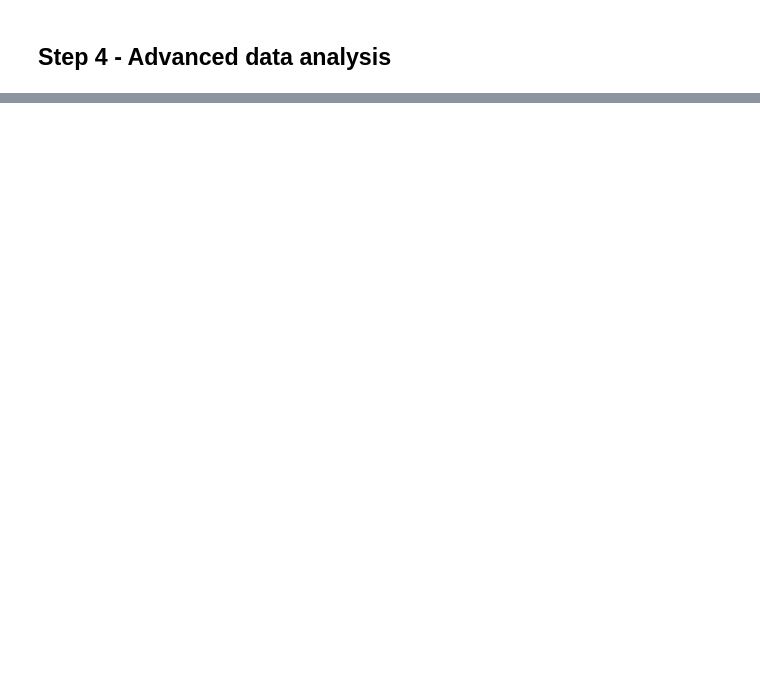
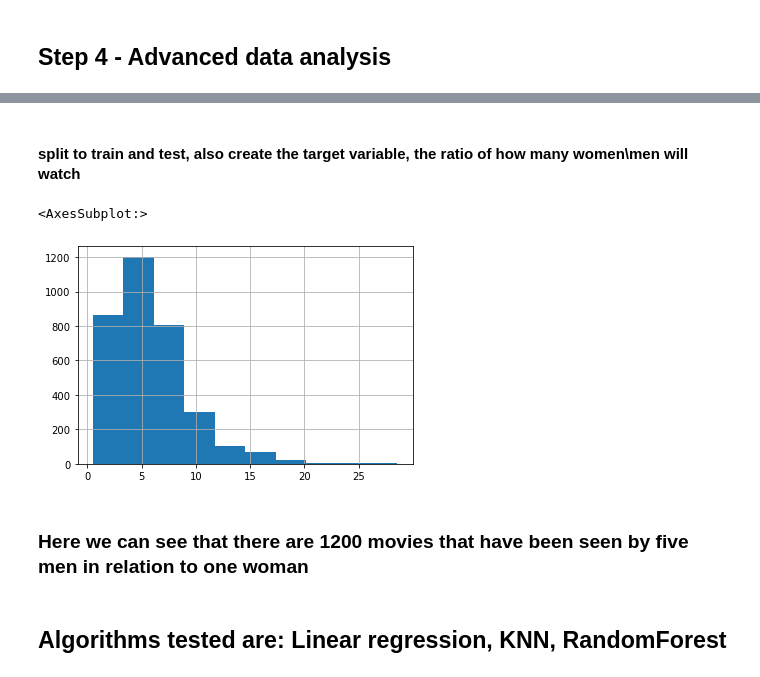
Before and after one commit to Moshe-Frankipour/DataScience-IMDb, a Jupyter notebook: Step 4 - Advanced data analysis.ipynb, the cells around one changed output, grey strips where cells are left out. Cells and saved outputs as stored; diff of their text form; code cells hidden in the pictures; blank space fills up the shorter version.

```diff
--- a/Step 4 - Advanced data analysis.ipynb
+++ b/Step 4 - Advanced data analysis.ipynb
@@ -46,0 +55,3 @@ KeyError: "['ID'] not found in axis"
+# %%
+#TODO: try to find other interesting features from the movie name, how many words, specific words that women\men like
+data['Name length'] = data.Name.str.len()
@@ -46,0 +60,4 @@ KeyError: "['ID'] not found in axis"
+# %%
+dirc = data.Director.value_counts()
+print (dirc)
+data.loc[dirc[dirc<15],'Director'] = 'Other'
@@ -46,0 +82,2 @@ KeyError: "['ID'] not found in axis"
+# %%
+data['Age'] = 2022 - data["Year"]
@@ -46,0 +100,7 @@ KeyError: "['ID'] not found in axis"
+# %%
+y = data["malesCount"]/data["femalesCount"]
+cols = ['Genre',"Gross","Year","Age","Name length",'Director']
+data = data[cols]
+data = pd.get_dummies(data,columns=['Genre','Director'])
+# %% [markdown]
+#### split to train and test, also create the target variable, the ratio of how many women\men will watch
@@ -46,0 +112,11 @@ KeyError: "['ID'] not found in axis"
+# %%
+y_train = y[data.Year<2013]
+y_test = y[data.Year>=2013]
+y_train.hist()
+# %% [output]
+<AxesSubplot:>
+[figure, added]
+# %% [markdown]
+### Here we can see that there are 1200 movies that have been seen by five men in relation to one woman
+# %% [markdown]
+## Algorithms tested are: Linear regression, KNN, RandomForest
```
Also changed, not shown: parts of 20 cells of this notebook, 2 other files.
